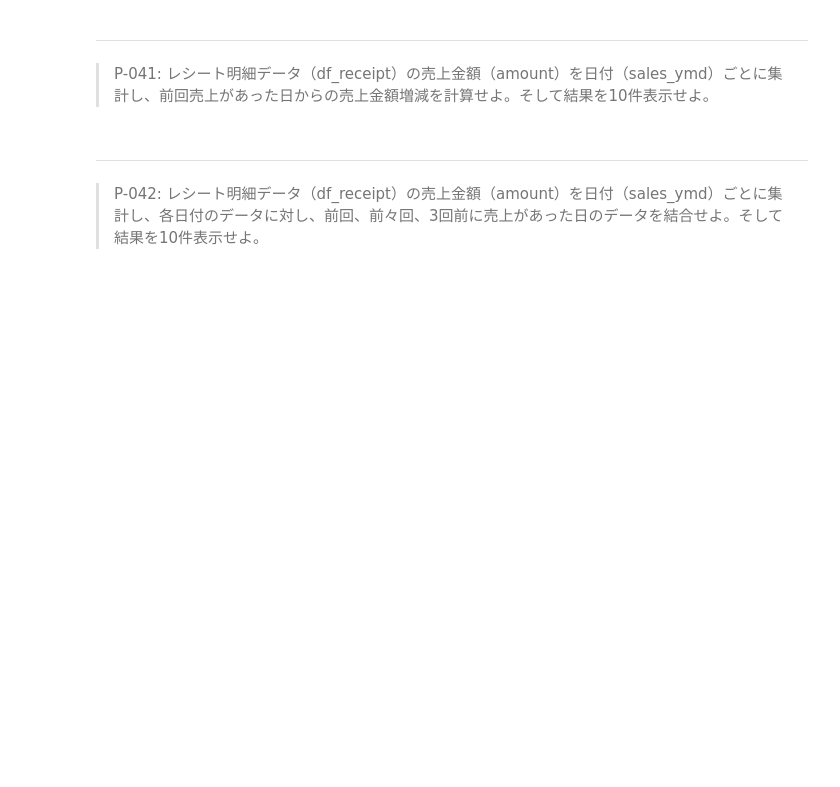
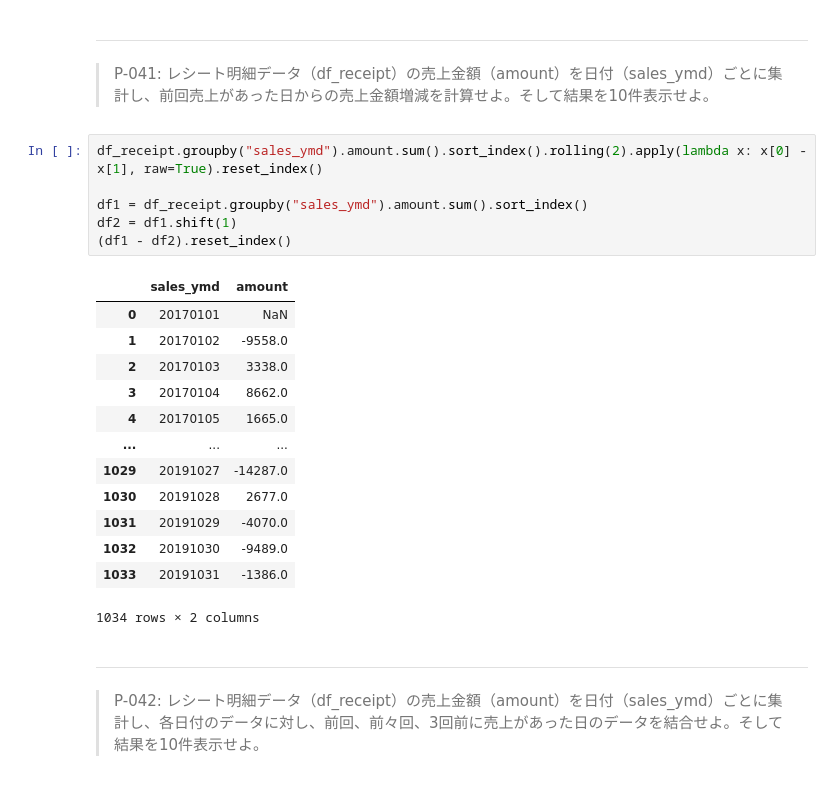
Before and after one commit to iakio/100knocks-preprocess, a Jupyter notebook: docker/work/preprocess_knock_Python.ipynb, the cells around one changed output. Saved outputs shown, nothing was run; the diff lists cells and outputs as text; blank space fills up the shorter version.

```diff
--- a/docker/work/preprocess_knock_Python.ipynb
+++ b/docker/work/preprocess_knock_Python.ipynb
@@ -785,6 +795,26 @@ pd.merge(left=by_date, right=by_amount, how="outer", on="customer_id")
 # %% [markdown]
 ---
 > P-041: レシート明細データ（df_receipt）の売上金額（amount）を日付（sales_ymd）ごとに集計し、前回売上があった日からの売上金額増減を計算せよ。そして結果を10件表示せよ。
+# %%
+df_receipt.groupby("sales_ymd").amount.sum().sort_index().rolling(2).apply(lambda x: x[0] - x[1], raw=True).reset_index()
+
+df1 = df_receipt.groupby("sales_ymd").amount.sum().sort_index()
+df2 = df1.shift(1)
+(df1 - df2).reset_index()
+# %% [output]
+|  | sales_ymd | amount |
+| 0 | 20170101 | NaN |
+| 1 | 20170102 | -9558.0 |
+| 2 | 20170103 | 3338.0 |
+| 3 | 20170104 | 8662.0 |
+| 4 | 20170105 | 1665.0 |
+| ... | ... | ... |
+| 1029 | 20191027 | -14287.0 |
+| 1030 | 20191028 | 2677.0 |
+| 1031 | 20191029 | -4070.0 |
+| 1032 | 20191030 | -9489.0 |
+| 1033 | 20191031 | -1386.0 |
+1034 rows × 2 columns
 # %% [markdown]
 ---
 > P-042: レシート明細データ（df_receipt）の売上金額（amount）を日付（sales_ymd）ごとに集計し、各日付のデータに対し、前回、前々回、3回前に売上があった日のデータを結合せよ。そして結果を10件表示せよ。
```
Also changed, not shown: parts of 2 cells of this notebook.
